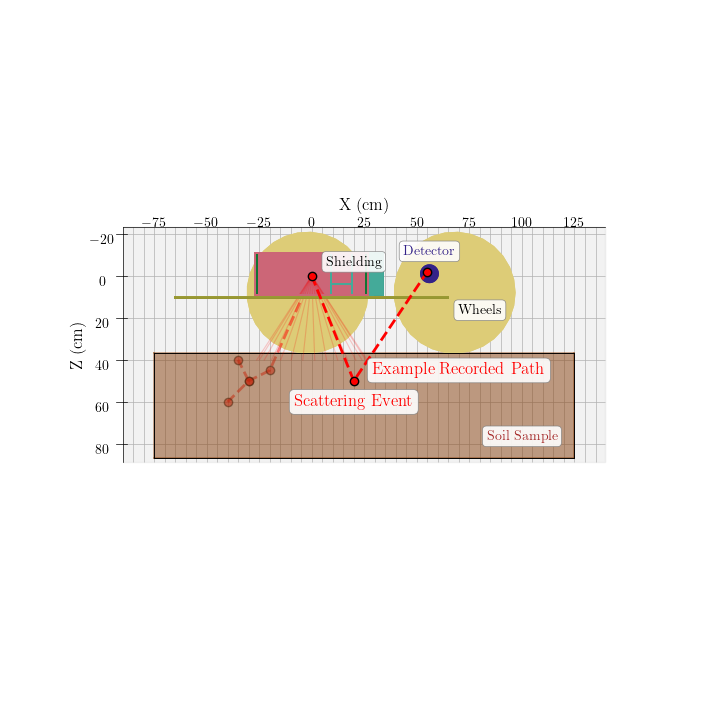
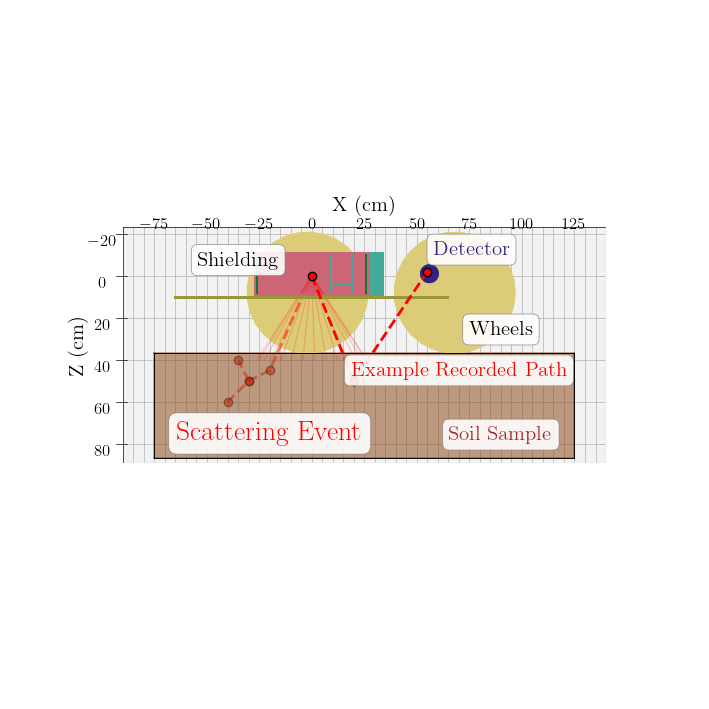
Code edit (unified diff) that turned the first committed figure into the second:
--- before
+++ after
@@ -13,6 +13,6 @@
 xs, ys, zs = [0, 20, 55], [0, 0, 0], [0, 50, -2]
 ax.plot(xs, ys, zs, color='red', linewidth=2, linestyle='--', marker='o', markersize=6, markeredgecolor='k', markerfacecolor='red', zorder=1e9)
-ax.text(70, 0, 45, 'Example Recorded Path', color='red', bbox=bbbbbox, ha='center', va='center', zorder=1e10)
-ax.text(xs[1], ys[1], zs[1]+10, 'Scattering Event', color='red', bbox=bbbbbox, ha='center', va='center', zorder=1e10)
+ax.text(70, 0, 45, 'Example Recorded Path', color='red', bbox=bbbbbox, ha='center', va='center', zorder=1e10, fontsize=small_font)
+ax.text(xs[1]-40, ys[1], zs[1]+25, 'Scattering Event', color='red', bbox=bbbbbox, ha='center', va='center', zorder=1e10)
 
 xs, ys, zs = [0, -20, -30, -40], [0, 0, 0, 0], [0, 45, 50, 60]
@@ -23,5 +23,5 @@
 # ax.text(xs[1], ys[1], zs[1]+6, 'Inelastic Scattering Event', color='red', bbox=bbbbbox, ha='center', va='center', zorder=1e10)
 
-ax.text(100, 0, 78, 'Soil Sample', color='brown', zorder=1e9, bbox=bbbbbox, fontsize=10, ha='center', fontweight='bold')
+ax.text(90, 0, 78, 'Soil Sample', color='brown', zorder=1e9, bbox=bbbbbox, fontsize=small_font, ha='center', fontweight='bold')
 
 ax.set_yticklabels([])
@@ -33,5 +33,4 @@
 # plt.tight_layout()
 
-plt.savefig('../Figures/Simulation/MCNPGeometry.png', dpi=100, bbox_inches='tight')
-plt.savefig('../Figures/Simulation/MCNPGeometry.png', dpi=100, bbox_inches='tight')
+plt.savefig(f'{figure_folder}MCNPGeometry.png', dpi=dpi, bbox_inches='tight')
 plt.show()

Commit: backup about to change figures